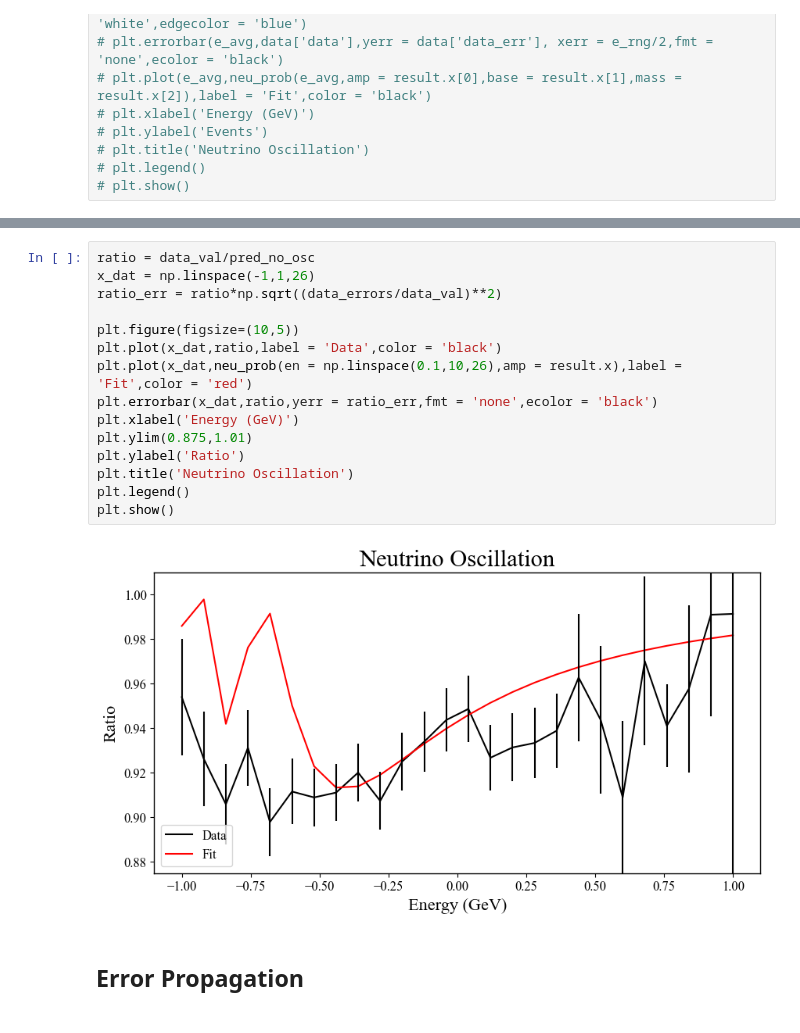
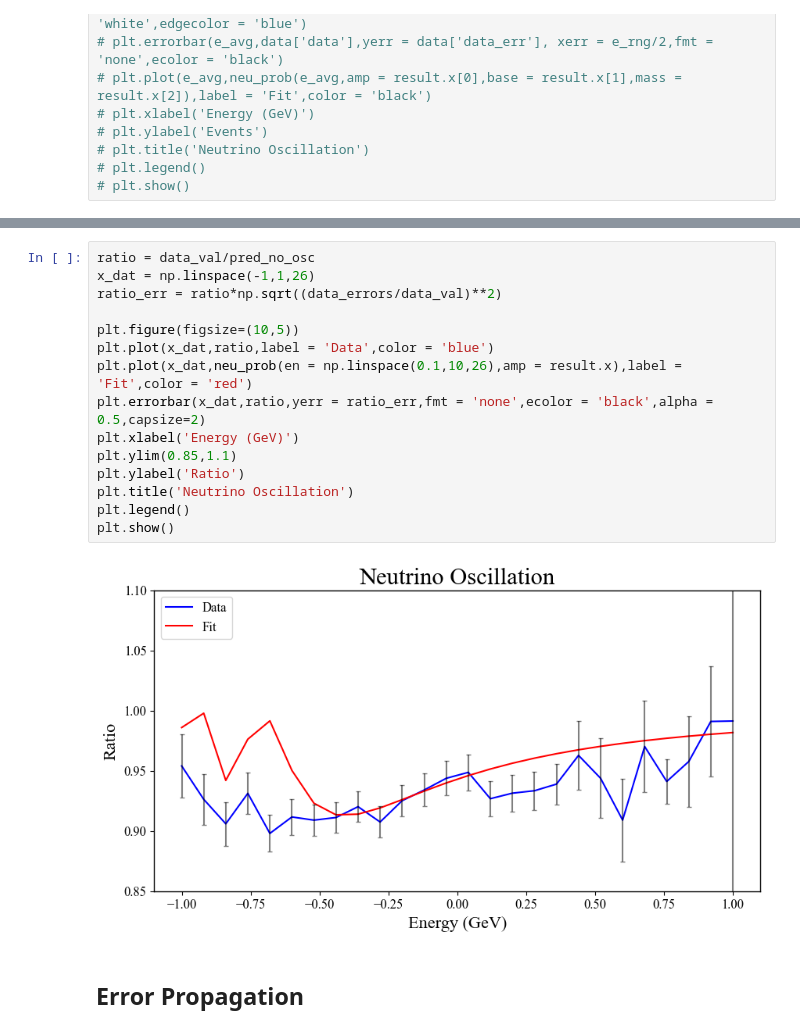
Before and after one commit to lewismcnish/Physics, a Jupyter notebook: Year_3/it_lab/task_3_neutrino.ipynb, the cells around one changed output, grey strips where cells are left out. Cells and saved outputs as stored; diff of their text form.

```diff
--- a/Year_3/it_lab/task_3_neutrino.ipynb
+++ b/Year_3/it_lab/task_3_neutrino.ipynb
@@ -140,20 +143,20 @@ plt.show()
 # %%
 ratio = data_val/pred_no_osc
 x_dat = np.linspace(-1,1,26)
 ratio_err = ratio*np.sqrt((data_errors/data_val)**2)
 
 plt.figure(figsize=(10,5))
-plt.plot(x_dat,ratio,label = 'Data',color = 'black')
+plt.plot(x_dat,ratio,label = 'Data',color = 'blue')
 plt.plot(x_dat,neu_prob(en = np.linspace(0.1,10,26),amp = result.x),label = 'Fit',color = 'red')
-plt.errorbar(x_dat,ratio,yerr = ratio_err,fmt = 'none',ecolor = 'black')
+plt.errorbar(x_dat,ratio,yerr = ratio_err,fmt = 'none',ecolor = 'black',alpha = 0.5,capsize=2)
 plt.xlabel('Energy (GeV)')
-plt.ylim(0.875,1.01)
+plt.ylim(0.85,1.1)
 plt.ylabel('Ratio')
 plt.title('Neutrino Oscillation')
 plt.legend()
 plt.show()
 # %% [output]
-[figure, old version]
+[figure, new version]
 # %% [markdown]
 ## Error Propagation
 # %%
```
Also changed, not shown: parts of 2 cells of this notebook, 5 other files.
